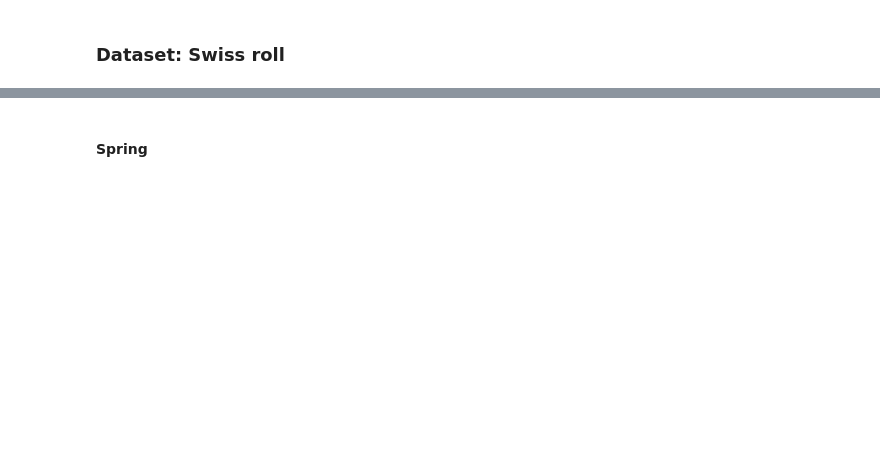
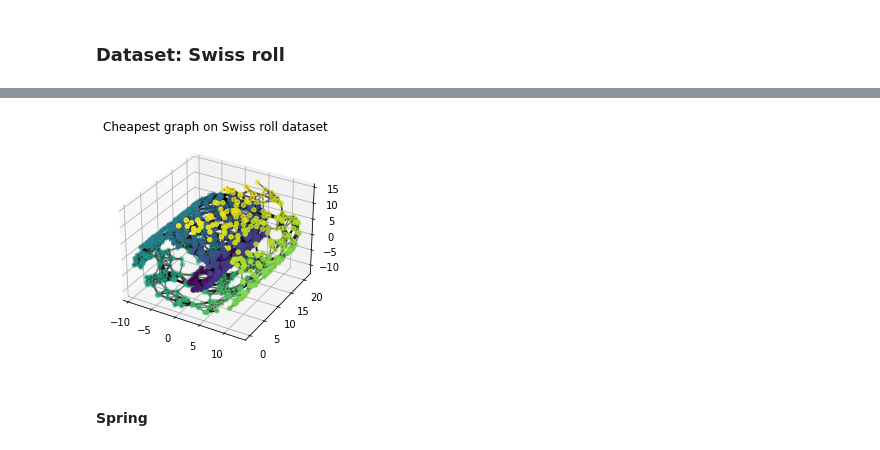
Before and after one commit to radajakub/GML-dim-reduction, a Jupyter notebook: src/final_notebook.ipynb, the cells around one changed output, grey strips where cells are left out. Saved outputs shown, nothing was run; the diff lists cells and outputs as text; code cells hidden in the pictures; blank space fills up the shorter version.

```diff
--- a/src/final_notebook.ipynb
+++ b/src/final_notebook.ipynb
@@ -204,7 +293,9 @@ visualization.show_data(data, labels=labels, square=True, dpi=500, outpath='swis
 # %%
-builder = build.CheapestBuilder(weight_fun=weights.get_reciprocal_pow(3), feature_fun=features.feature_coords)
+builder = build.CheapestBuilder(weight_fun=weights.reciprocal, feature_fun=features.feature_coords)
 builder.build(data)
 visualization.show_data(data, graph=builder.graph, labels=labels, title='Cheapest graph on Swiss roll dataset', dpi=500, outpath='swissroll_graph.png')
+# %% [output]
+[figure, added]
 # %% [markdown]
 #### Spring
 # %%
```
Also changed, not shown: parts of 85 cells of this notebook, 20 other files.
